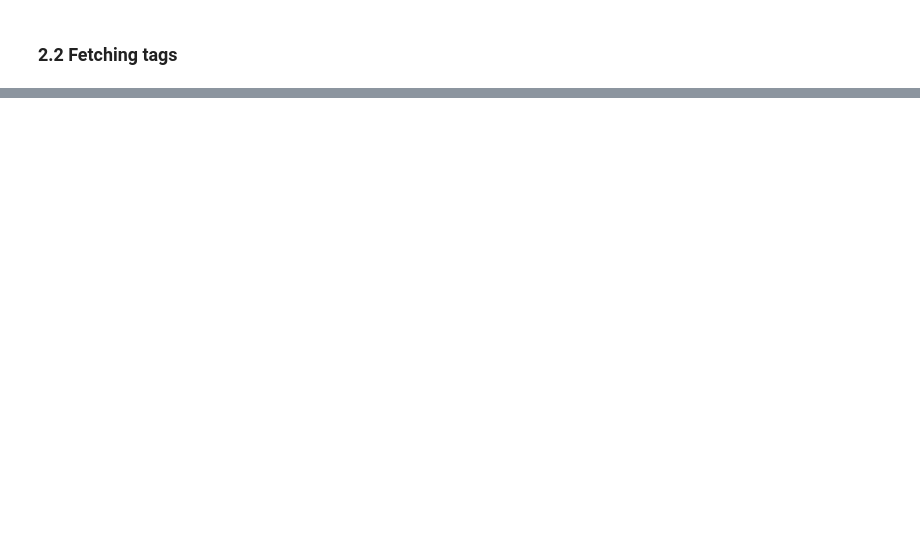
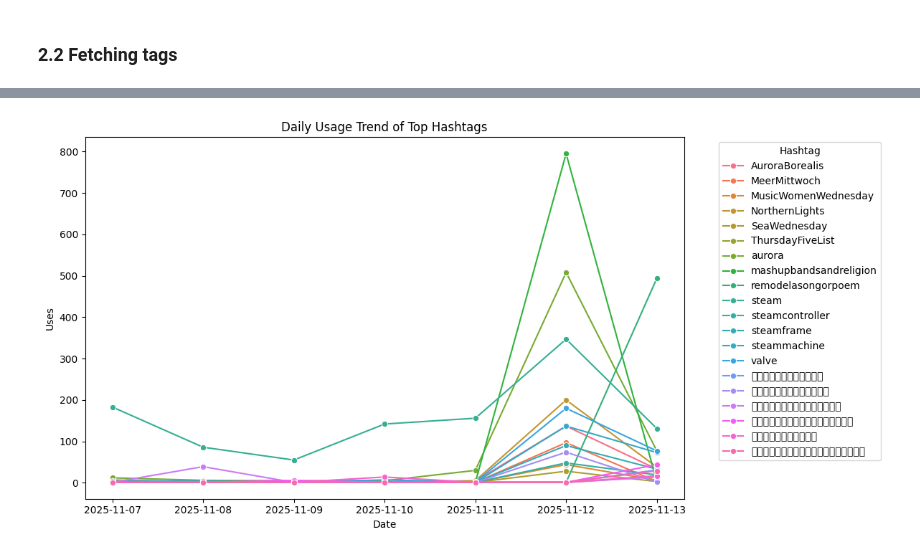
Before and after one commit to Lamees-F/Matsodon, a Jupyter notebook: Notebooks/hashtag.ipynb, the cells around one changed output, grey strips where cells are left out. Cells and saved outputs as stored; diff of their text form; code cells hidden in the pictures; blank space fills up the shorter version.

```diff
--- a/Notebooks/hashtag.ipynb
+++ b/Notebooks/hashtag.ipynb
@@ -76,0 +276,4 @@ TuneTuesday 17 uses today
+# %%
+df_trending['date'] = pd.to_datetime(df_trending[['year','month','day']])
+daily_usage = df_trending.groupby(['date','hashtag'])['uses'].sum().reset_index()
+daily_usage
@@ -76,0 +294,11 @@ TuneTuesday 17 uses today
+# %%
+plt.figure(figsize=(12,6))
+sns.lineplot(data=daily_usage, x='date', y='uses', hue='hashtag', marker='o')
+plt.title("Daily Usage Trend of Top Hashtags")
+plt.xlabel("Date")
+plt.ylabel("Uses")
+plt.legend(title='Hashtag', bbox_to_anchor=(1.05, 1), loc='upper left')
+plt.tight_layout()
+plt.show()
+# %% [output]
+[figure, added]
```
Also changed, not shown: parts of 36 cells of this notebook, 1 other file.
